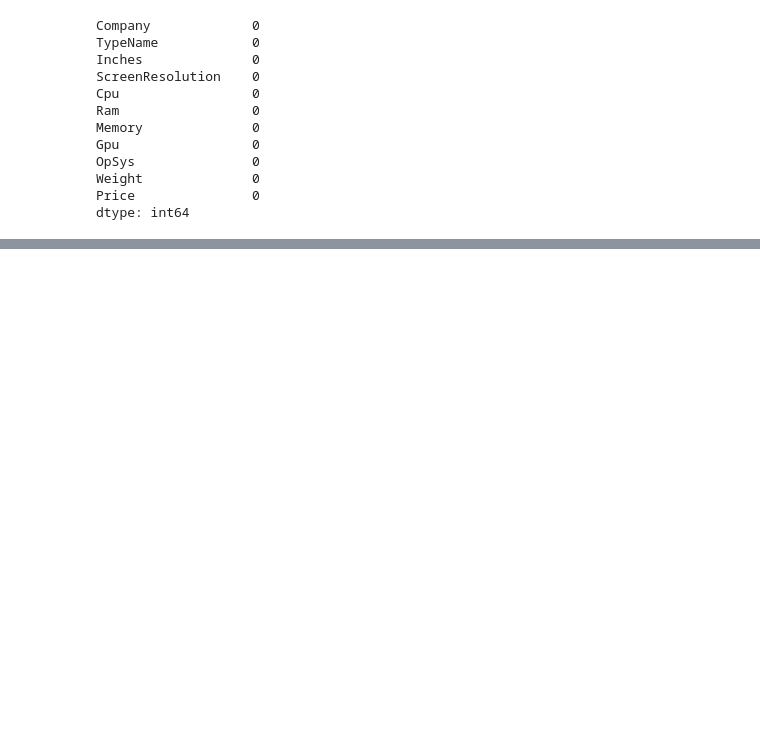
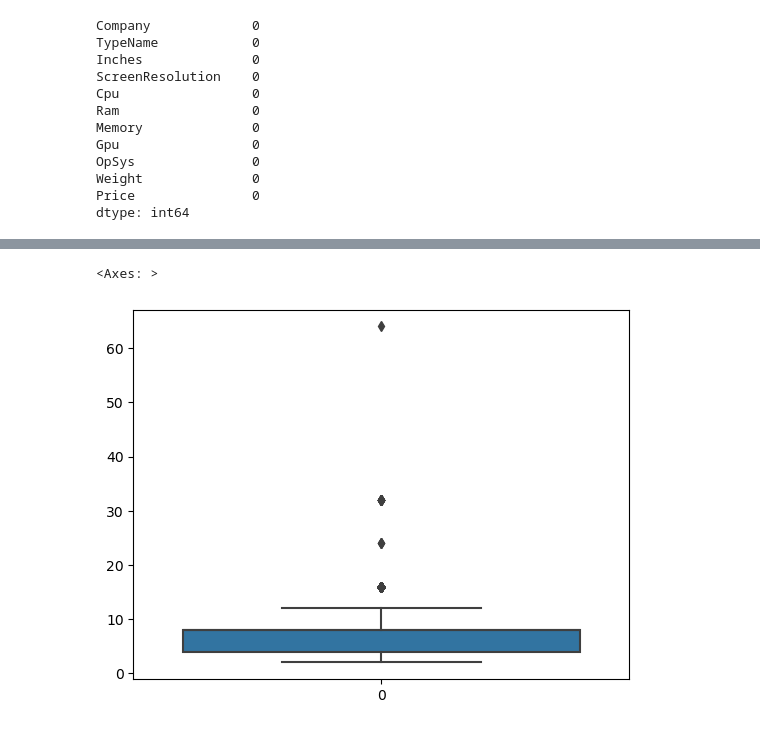
Before and after one commit to ramazannbilen/AI-machine-learning, a Jupyter notebook: Assignments/Laptop Price Prediction/Laptop_price_prediction.ipynb, the cells around one changed output, grey strips where cells are left out. Saved outputs shown, nothing was run; the diff lists cells and outputs as text; code cells hidden in the pictures; blank space fills up the shorter version.

Commit message:
laptop

```diff
--- a/Assignments/Laptop Price Prediction/Laptop_price_prediction.ipynb
+++ b/Assignments/Laptop Price Prediction/Laptop_price_prediction.ipynb
@@ -259,8 +273,0 @@ array(['128GB SSD', '128GB Flash Storage', '256GB SSD', '512GB SSD',
-# %%
-#sıfırlama kodu
-df = pd.read_csv("laptop_data.csv")
-df = df.drop("Unnamed: 0", axis=1)
-df.duplicated() # if exists any True check sums of them
-df.duplicated().sum() # drop duplicates
-df.drop_duplicates()
-df.sample(5)
@@ -397,0 +381,7 @@ df['Weight_new'] = df['Weight'].str.replace('kg', '').astype(float)
+# %%
+# Continue to feature engineering
+
+df["GHz"] = df["GHz"]**2
+df["RAM_new"] = df["RAM_new"]**2
+df["TotalMem_cap"] = df["TotalMem_cap"]**2
+df["TotalPixels"] = df["TotalPixels"]**2
@@ -397,0 +421,5 @@ df['Weight_new'] = df['Weight'].str.replace('kg', '').astype(float)
+# %%
+sns.boxplot(df["RAM_new"])# exists outliers
+# %% [output]
+<Axes: >
+[figure, added]
```
Also changed, not shown: parts of 31 cells of this notebook.
